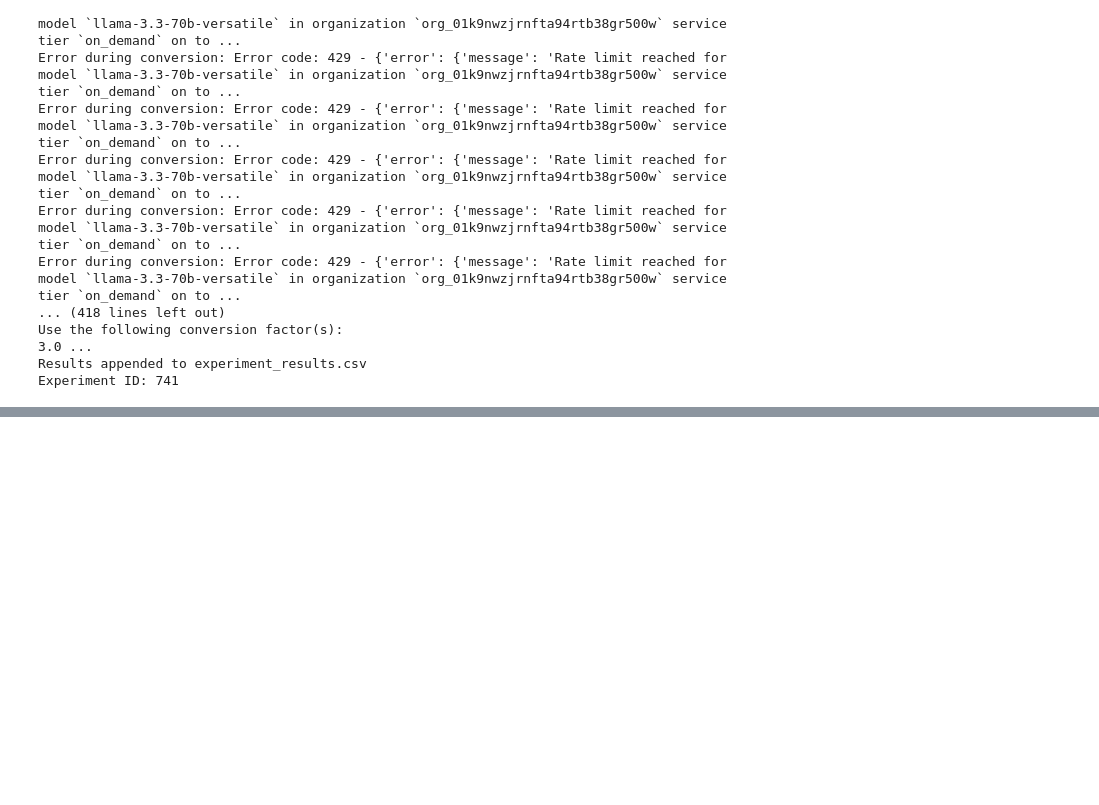
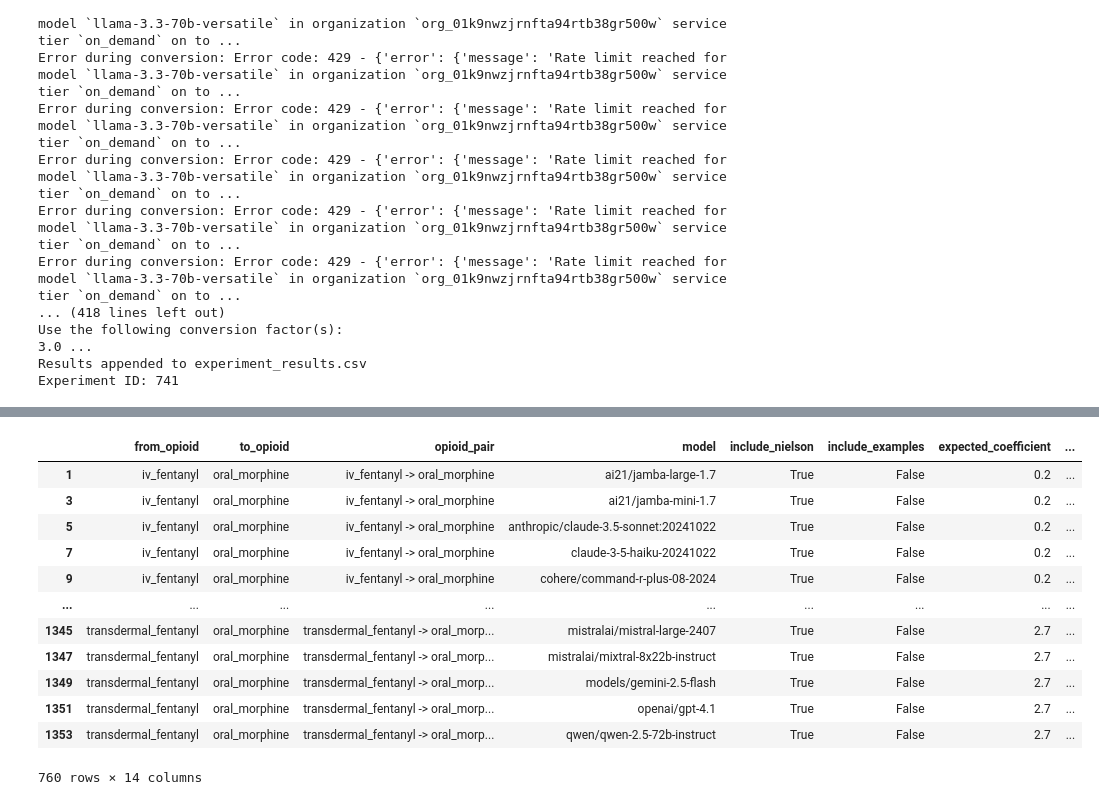
Before and after one commit to tmarton1/opioid-conversion-experiment, a Jupyter notebook: opioid-conversion.ipynb, the cells around one changed output, grey strips where cells are left out. Cells and saved outputs as stored; diff of their text form; code cells hidden in the pictures; blank space fills up the shorter version.

```diff
--- a/opioid-conversion.ipynb
+++ b/opioid-conversion.ipynb
@@ -443,0 +702,18 @@ PDF generated: four_model_comparison.pdf
+# %%
+import pandas as pd
+df = pd.read_csv("pair_model_analysis.csv")
+df[df['include_nielson']]
+# %% [output]
+|  | from_opioid | to_opioid | opioid_pair | model | include_nielson | include_examples | expected_coefficient | ... |
+| 1 | iv_fentanyl | oral_morphine | iv_fentanyl -> oral_morphine | ai21/jamba-large-1.7 | True | False | 0.2 | ... |
+| 3 | iv_fentanyl | oral_morphine | iv_fentanyl -> oral_morphine | ai21/jamba-mini-1.7 | True | False | 0.2 | ... |
+| 5 | iv_fentanyl | oral_morphine | iv_fentanyl -> oral_morphine | anthropic/claude-3.5-sonnet:20241022 | True | False | 0.2 | ... |
+| 7 | iv_fentanyl | oral_morphine | iv_fentanyl -> oral_morphine | claude-3-5-haiku-20241022 | True | False | 0.2 | ... |
+| 9 | iv_fentanyl | oral_morphine | iv_fentanyl -> oral_morphine | cohere/command-r-plus-08-2024 | True | False | 0.2 | ... |
+| ... | ... | ... | ... | ... | ... | ... | ... | ... |
+| 1345 | transdermal_fentanyl | oral_morphine | transdermal_fentanyl -> oral_morp... | mistralai/mistral-large-2407 | True | False | 2.7 | ... |
+| 1347 | transdermal_fentanyl | oral_morphine | transdermal_fentanyl -> oral_morp... | mistralai/mixtral-8x22b-instruct | True | False | 2.7 | ... |
+| 1349 | transdermal_fentanyl | oral_morphine | transdermal_fentanyl -> oral_morp... | models/gemini-2.5-flash | True | False | 2.7 | ... |
+| 1351 | transdermal_fentanyl | oral_morphine | transdermal_fentanyl -> oral_morp... | openai/gpt-4.1 | True | False | 2.7 | ... |
+| 1353 | transdermal_fentanyl | oral_morphine | transdermal_fentanyl -> oral_morp... | qwen/qwen-2.5-72b-instruct | True | False | 2.7 | ... |
+760 rows × 14 columns
```
Also changed, not shown: parts of 13 cells of this notebook, 3 other files.
